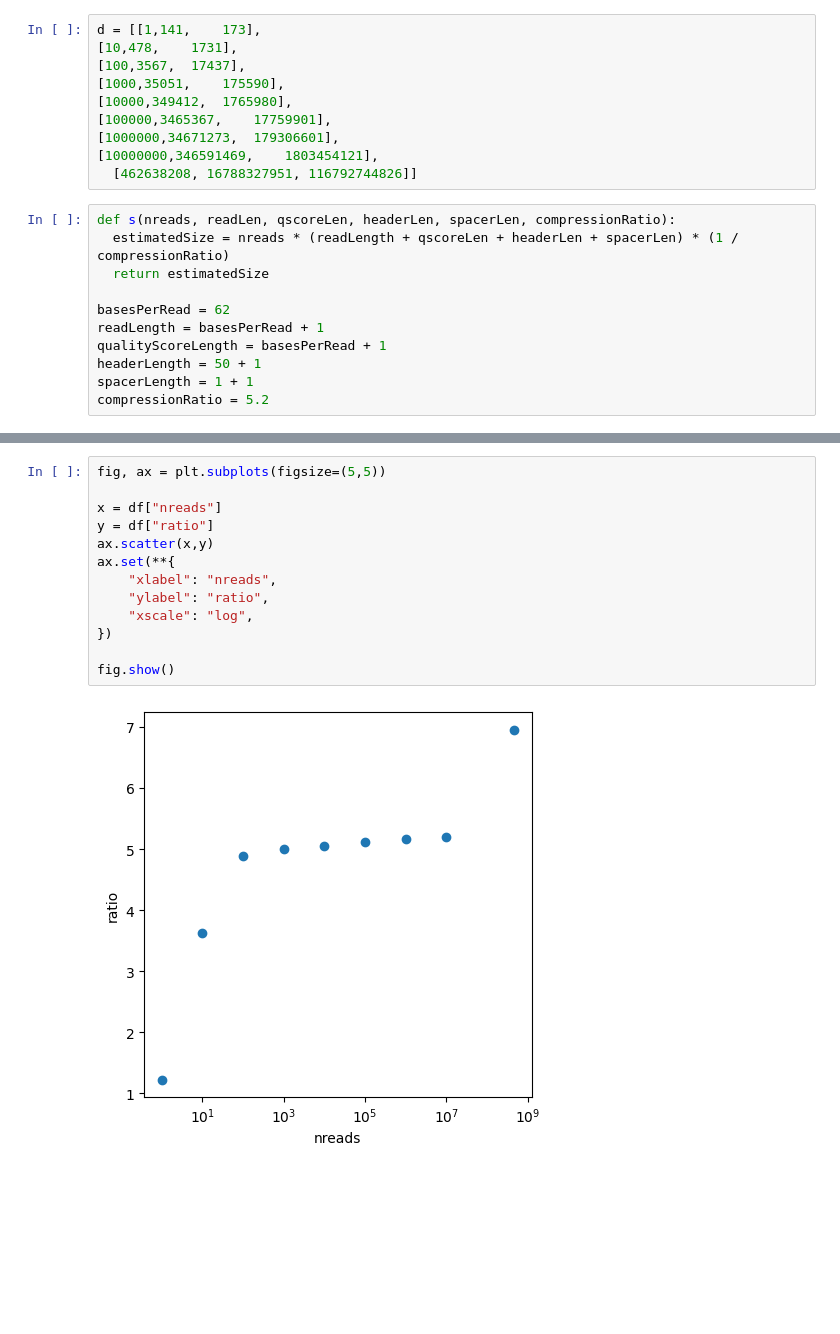
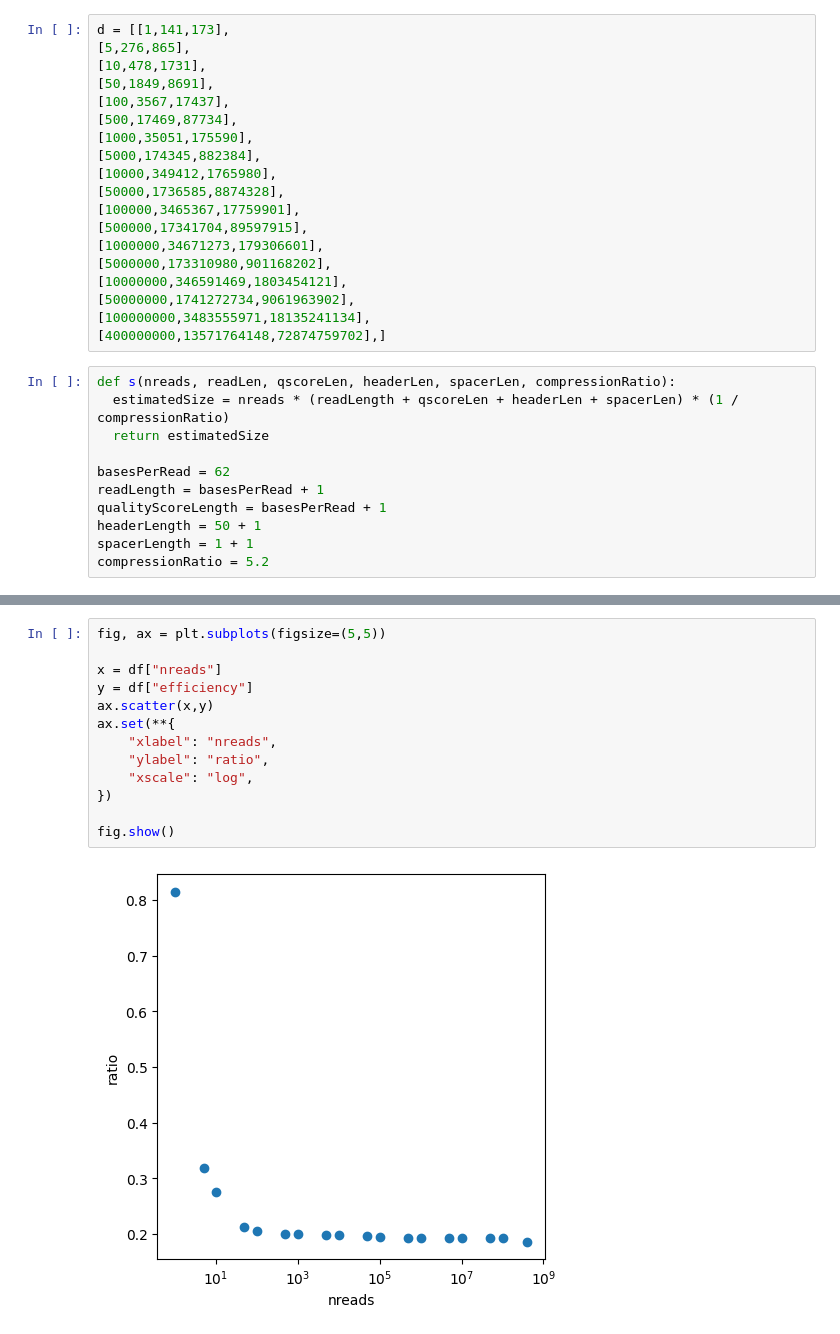
Before and after one commit to sbooeshaghi/seq.run, a Jupyter notebook: model.ipynb, the cells around one changed output, grey strips where cells are left out. Saved outputs shown, nothing was run; the diff lists cells and outputs as text; blank space fills up the shorter version.

```diff
--- a/model.ipynb
+++ b/model.ipynb
@@ -3,13 +6,22 @@
 # %%
-d = [[1,141,	173],
-[10,478,	1731],
-[100,3567,	17437],
-[1000,35051,	175590],
-[10000,349412,	1765980],
-[100000,3465367,	17759901],
-[1000000,34671273,	179306601],
-[10000000,346591469,	1803454121],
-  [462638208, 16788327951, 116792744826]]
+d = [[1,141,173],
+[5,276,865],
+[10,478,1731],
+[50,1849,8691],
+[100,3567,17437],
+[500,17469,87734],
+[1000,35051,175590],
+[5000,174345,882384],
+[10000,349412,1765980],
+[50000,1736585,8874328],
+[100000,3465367,17759901],
+[500000,17341704,89597915],
+[1000000,34671273,179306601],
+[5000000,173310980,901168202],
+[10000000,346591469,1803454121],
+[50000000,1741272734,9061963902],
+[100000000,3483555971,18135241134],
+[400000000,13571764148,72874759702],]
 # %%
 def s(nreads, readLen, qscoreLen, headerLen, spacerLen, compressionRatio):
   estimatedSize = nreads * (readLength + qscoreLen + headerLen + spacerLen) * (1 / compressionRatio)
@@ -48,15 +64,15 @@ df
 # %%
 fig, ax = plt.subplots(figsize=(5,5))
 
 x = df["nreads"]
-y = df["ratio"]
+y = df["efficiency"]
 ax.scatter(x,y)
 ax.set(**{
     "xlabel": "nreads",
     "ylabel": "ratio",
     "xscale": "log",
 })
 
 fig.show()
 # %% [output]
-[figure, old version]
+[figure, new version]
```
Also changed, not shown: parts of 7 cells of this notebook.
